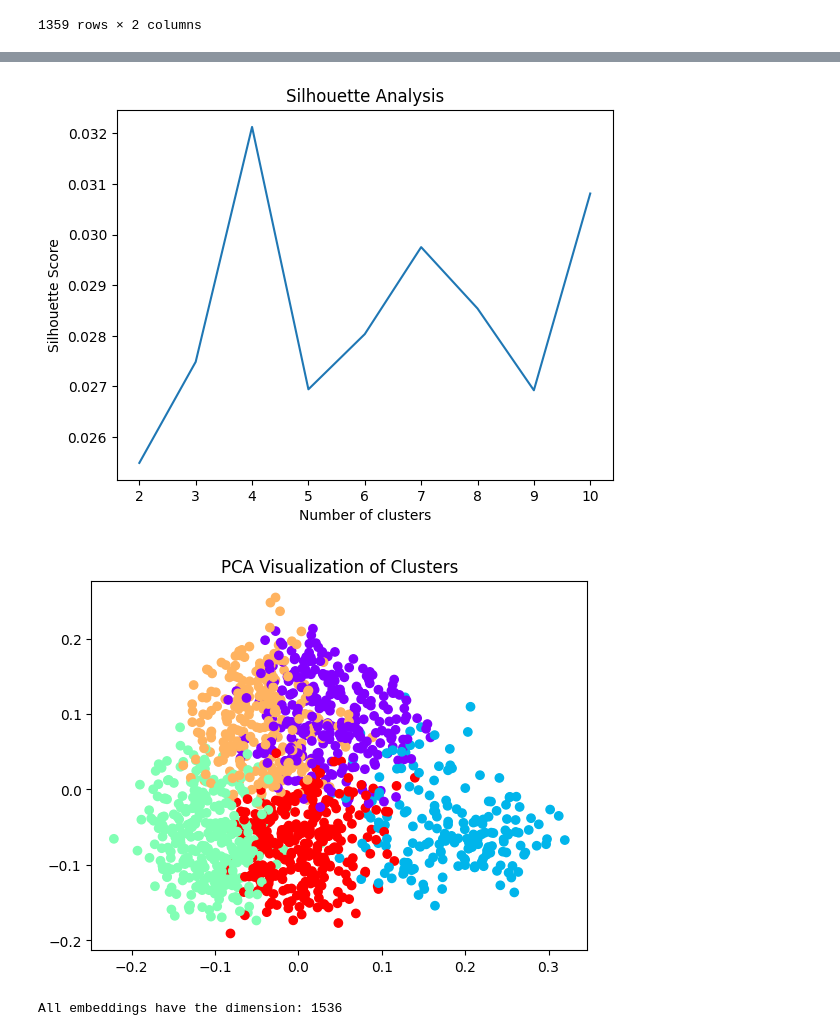
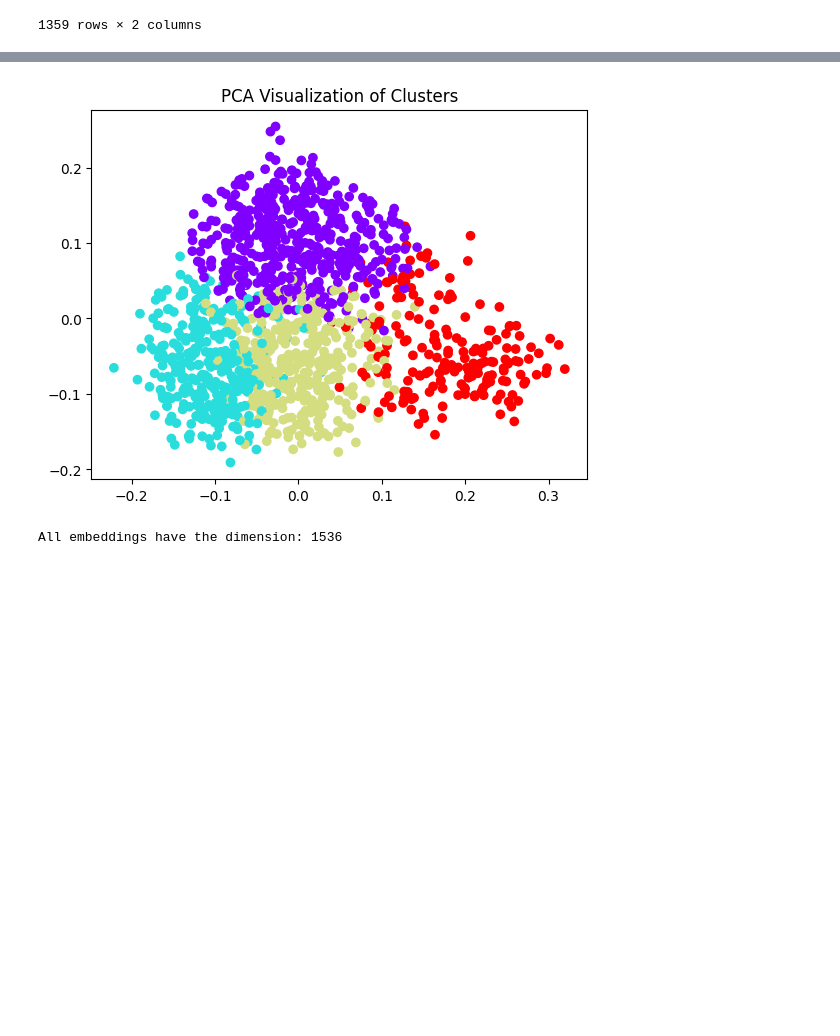
Before and after one commit to pabloferre/innk_dw_dev, a Jupyter notebook: working-nb.ipynb, the cells around one changed output, grey strips where cells are left out. Cells and saved outputs as stored; diff of their text form; code cells hidden in the pictures; blank space fills up the shorter version.

```diff
--- a/working-nb.ipynb
+++ b/working-nb.ipynb
@@ -125,7 +125,7 @@ class fit_clusters():
         self.n_clusters = n_clusters
         self.kmeans = KMeans(n_clusters=self.n_clusters, random_state=0)
         self.labels = ''
-        self.max_clusters = 10
+        self.max_clusters = 25
 
     def fit(self):
         self.kmeans.fit(self.data)
@@ -170,10 +177,9 @@ name_emb = fit_clusters(embeddings_name)
 # %%
-name_emb.silhouette_score()
+name_emb = fit_clusters(embeddings_name, 4)
 name_emb.fit()
 name_emb.pca_visualization()
 # %% [output]
-[figure, old version]
+[figure, new version]
-[figure, removed]
 # %%
 
 embedding_solution = df.loc[~df.loc[:,'sol_1_embedded'].isnull(),'sol_1_embedded'].to_list()
```
Also changed, not shown: parts of 11 cells of this notebook, 4 other files.
